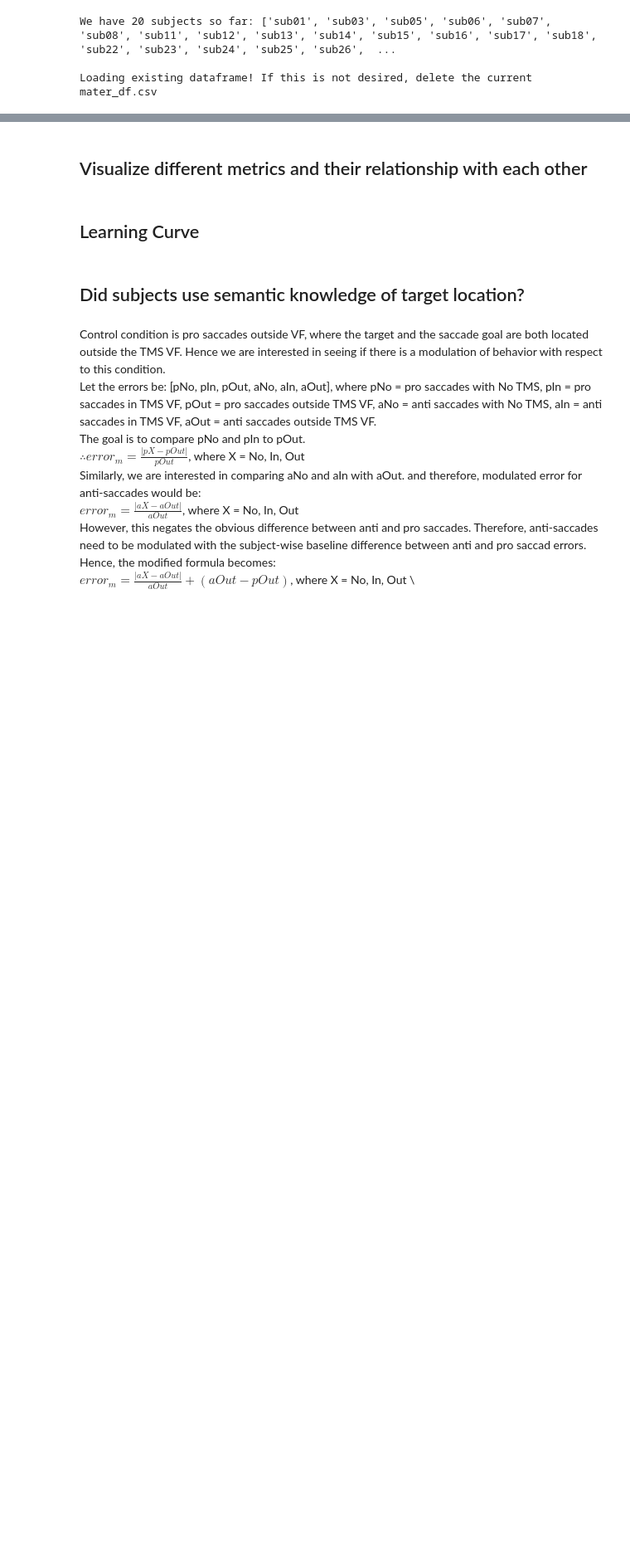
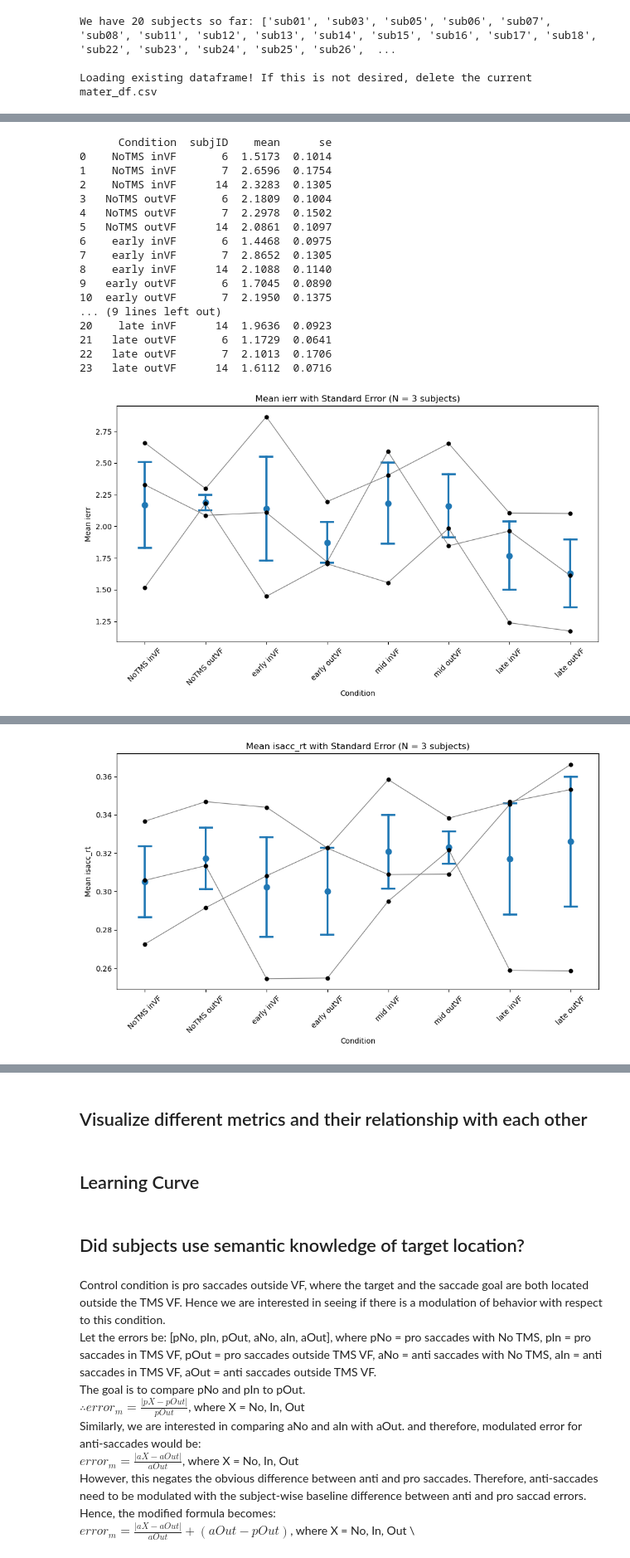
Before and after one commit to mindemory/mgs_stimul, a Jupyter notebook: mgsAnalysis/analysisEye/main.ipynb, the cells around one changed output, grey strips where cells are left out. Shown at 83% size. Cells and saved outputs as stored; diff of their text form; code cells hidden in the pictures; blank space fills up the shorter version.

```diff
--- a/mgsAnalysis/analysisEye/main.ipynb
+++ b/mgsAnalysis/analysisEye/main.ipynb
@@ -153,3 +159,75 @@ df['idir'] = idir
 df['ftheta'] = ftheta
 df['famp'] = famp
 df['fdir'] = fdir
+# %%
+def calculate_mean_and_se(group, error_metric):
+    mean = group[error_metric].mean()
+    se = group[error_metric].sem()
+    return pd.Series({'mean': mean, 'se': se})
+
+def plot_error_metric(df, error_metric):
+    subject_counts = df.groupby('subjID')['day'].nunique()
+    valid_subjects = subject_counts[subject_counts == 5].index
+    df_filtered = df[df['subjID'].isin(valid_subjects)  & (df['ispro'] == 1)]
+    # conditions = {
+    #     'No TMS': df_filtered[(df_filtered['TMS_condition'] == 'No TMS') & (df_filtered['day'].isin([1, 2, 3]))],
+    #     'early inVF': df_filtered[(df_filtered['TMS_condition'] == 'TMS intoVF') & (df_filtered['day'] == 4)],
+    #     'early outVF': df_filtered[(df_filtered['TMS_condition'] == 'TMS outVF') & (df_filtered['day'] == 4)],
+    #     'mid inVF': df_filtered[(df_filtered['TMS_condition'] == 'TMS intoVF') & (df_filtered['day'].isin([1, 2, 3]))],
+    #     'mid outVF': df_filtered[(df_filtered['TMS_condition'] == 'TMS outVF') & (df_filtered['day'].isin([1, 2, 3]))],
+    #     'late inVF': df_filtered[(df_filtered['TMS_condition'] == 'TMS intoVF') & (df_filtered['day'] == 5)],
+    #     'late outVF': df_filtered[(df_filtered['TMS_condition'] == 'TMS outVF') & (df_filtered['day'] == 5)],
+    # }
+
+    conditions = {
+        'NoTMS inVF': df_filtered[(df_filtered['TMS_condition'] == 'No TMS') & (df_filtered['day'].isin([1, 2, 3])) & (df_filtered['instimVF'] == 1)],
+        'NoTMS outVF': df_filtered[(df_filtered['TMS_condition'] == 'No TMS') & (df_filtered['day'].isin([1, 2, 3])) & (df_filtered['instimVF'] == 0)],
+        'early inVF': df_filtered[(df_filtered['TMS_condition'] == 'TMS intoVF') & (df_filtered['day'] == 4)],
+        'early outVF': df_filtered[(df_filtered['TMS_condition'] == 'TMS outVF') & (df_filtered['day'] == 4)],
+        'mid inVF': df_filtered[(df_filtered['TMS_condition'] == 'TMS intoVF') & (df_filtered['day'].isin([1, 2, 3]))],
+        'mid outVF': df_filtered[(df_filtered['TMS_condition'] == 'TMS outVF') & (df_filtered['day'].isin([1, 2, 3]))],
+        'late inVF': df_filtered[(df_filtered['TMS_condition'] == 'TMS intoVF') & (df_filtered['day'] == 5)],
+        'late outVF': df_filtered[(df_filtered['TMS_condition'] == 'TMS outVF') & (df_filtered['day'] == 5)],
+    }
+    results = {cond: data.groupby('subjID').apply(calculate_mean_and_se, error_metric=error_metric) for cond, data in conditions.items()}
+
+    combined_results = pd.concat(results, names=['Condition']).reset_index()
+    print(combined_results)
+
+    plt.figure(figsize=(10, 6))
+    sns.pointplot(data=combined_results, x='Condition', y='mean', linestyle="none", capsize=.2, errorbar="se")
+    sns.stripplot(data=combined_results, x='Condition', y='mean', color="black", jitter=False, size=6)
+    sns.lineplot(data=combined_results, x='Condition', y='mean', hue='subjID',
+                 palette=['gray']*len(valid_subjects), legend=False, dashes=True, linewidth=1)
+
+
+    plt.title(f'Mean {error_metric} with Standard Error (N = {len(valid_subjects)} subjects)')
+    plt.ylabel(f'Mean {error_metric}')
+    plt.xlabel('Condition')
+    plt.xticks(rotation=45)
+    plt.tight_layout()
+    plt.show()
+
+plot_error_metric(df, 'ierr')
+# plot_error_metric(df, 'igain')
+# plot_error_metric(df, 'iamp')
+plot_error_metric(df, 'isacc_rt')
+# %% [output]
+      Condition  subjID    mean      se
+0    NoTMS inVF       6  1.5173  0.1014
+1    NoTMS inVF       7  2.6596  0.1754
+2    NoTMS inVF      14  2.3283  0.1305
+3   NoTMS outVF       6  2.1809  0.1004
+4   NoTMS outVF       7  2.2978  0.1502
+5   NoTMS outVF      14  2.0861  0.1097
+6    early inVF       6  1.4468  0.0975
+7    early inVF       7  2.8652  0.1305
+8    early inVF      14  2.1088  0.1140
+9   early outVF       6  1.7045  0.0890
+10  early outVF       7  2.1950  0.1375
+... (9 lines left out)
+20    late inVF      14  1.9636  0.0923
+21   late outVF       6  1.1729  0.0641
+22   late outVF       7  2.1013  0.1706
+23   late outVF      14  1.6112  0.0716
+[figure, added]
@@ -156,3 +251,4 @@ df['fdir'] = fdir
+[figure, added]
 # %%
 subject_wise_error_plot(df, 'isacc_err', normalizer = False, indiv_summary = False, remove_outliers = True)
 # %% [output]
```
Also changed, not shown: parts of 7 cells of this notebook, 4 other files.
